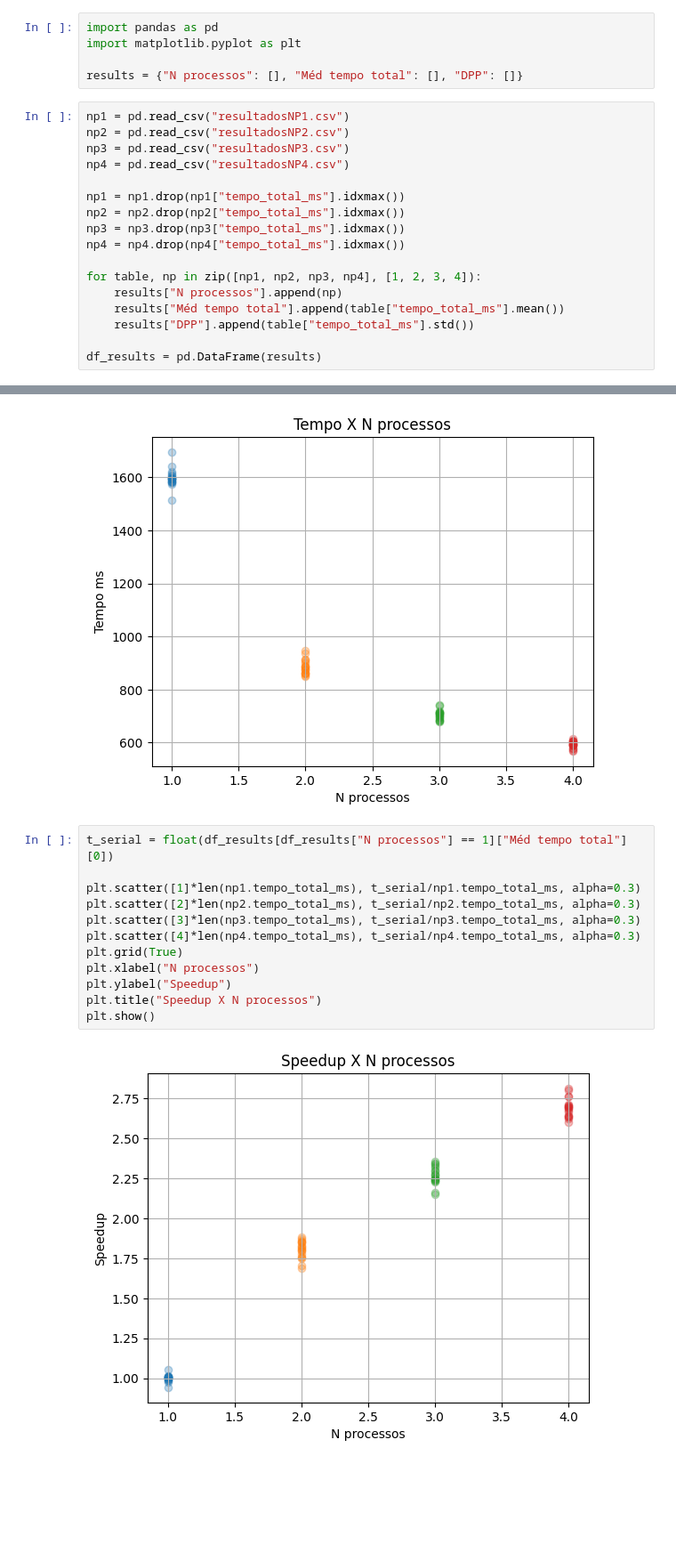
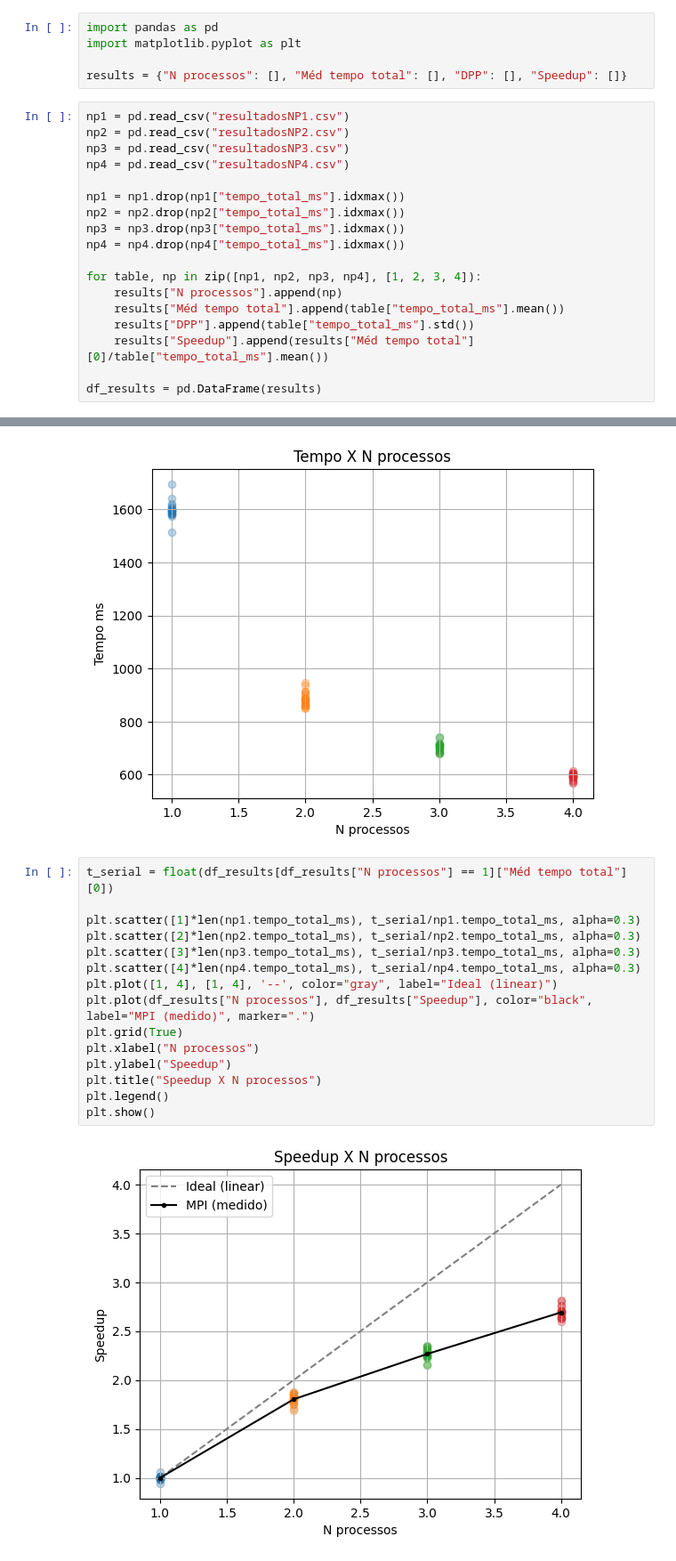
Before and after one commit to tiagoizumi/kmeans-pcd, a Jupyter notebook: Etapa 3/chart.ipynb, the cells around one changed output, grey strips where cells are left out. Shown: that part at 89% size. Drawn from its saved outputs; the diff is of its cells as text; blank space fills up the shorter version.

```diff
--- a/Etapa 3/chart.ipynb
+++ b/Etapa 3/chart.ipynb
@@ -2,7 +2,7 @@
 import pandas as pd
 import matplotlib.pyplot as plt
 
-results = {"N processos": [], "Méd tempo total": [], "DPP": []}
+results = {"N processos": [], "Méd tempo total": [], "DPP": [], "Speedup": []}
 # %%
 np1 = pd.read_csv("resultadosNP1.csv")
 np2 = pd.read_csv("resultadosNP2.csv")
@@ -18,6 +18,7 @@ for table, np in zip([np1, np2, np3, np4], [1, 2, 3, 4]):
     results["N processos"].append(np)
     results["Méd tempo total"].append(table["tempo_total_ms"].mean())
     results["DPP"].append(table["tempo_total_ms"].std())
+    results["Speedup"].append(results["Méd tempo total"][0]/table["tempo_total_ms"].mean())
 
 df_results = pd.DataFrame(results)
 # %%
@@ -43,14 +44,17 @@ plt.show()
 # %%
 t_serial = float(df_results[df_results["N processos"] == 1]["Méd tempo total"][0])
 
 plt.scatter([1]*len(np1.tempo_total_ms), t_serial/np1.tempo_total_ms, alpha=0.3)
 plt.scatter([2]*len(np2.tempo_total_ms), t_serial/np2.tempo_total_ms, alpha=0.3)
 plt.scatter([3]*len(np3.tempo_total_ms), t_serial/np3.tempo_total_ms, alpha=0.3)
 plt.scatter([4]*len(np4.tempo_total_ms), t_serial/np4.tempo_total_ms, alpha=0.3)
+plt.plot([1, 4], [1, 4], '--', color="gray", label="Ideal (linear)")
+plt.plot(df_results["N processos"], df_results["Speedup"], color="black", label="MPI (medido)", marker=".")
 plt.grid(True)
 plt.xlabel("N processos")
 plt.ylabel("Speedup")
 plt.title("Speedup X N processos")
+plt.legend()
 plt.show()
 # %% [output]
-[figure, old version]
+[figure, new version]
```
Also changed, not shown: parts of 1 cell of this notebook.
